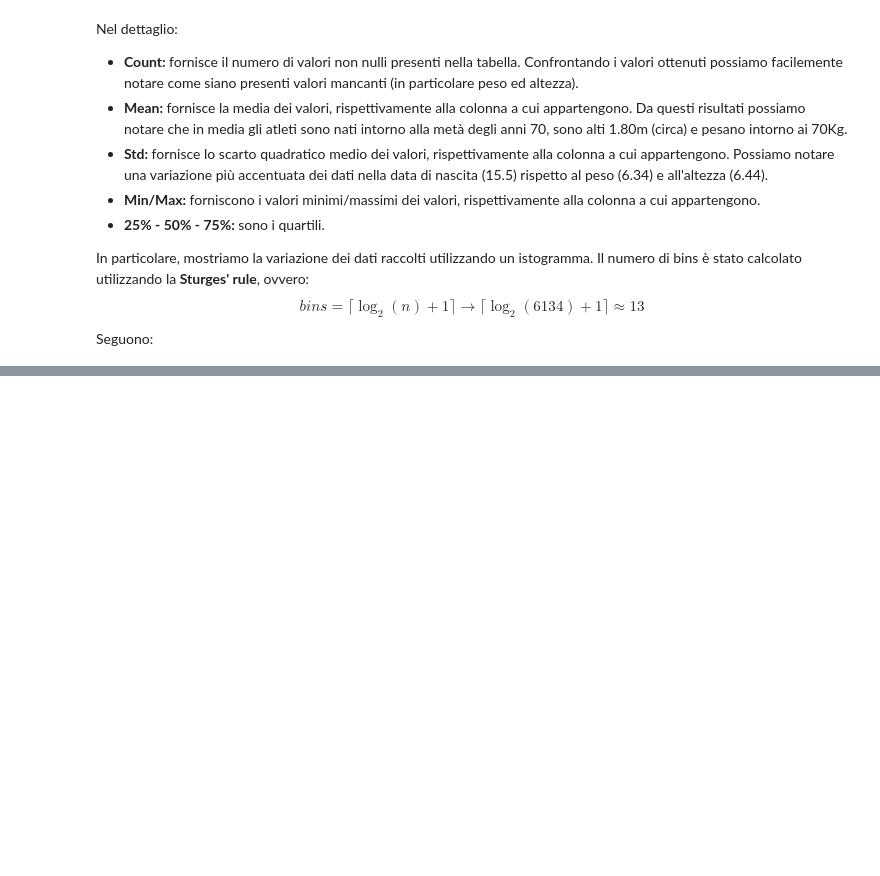
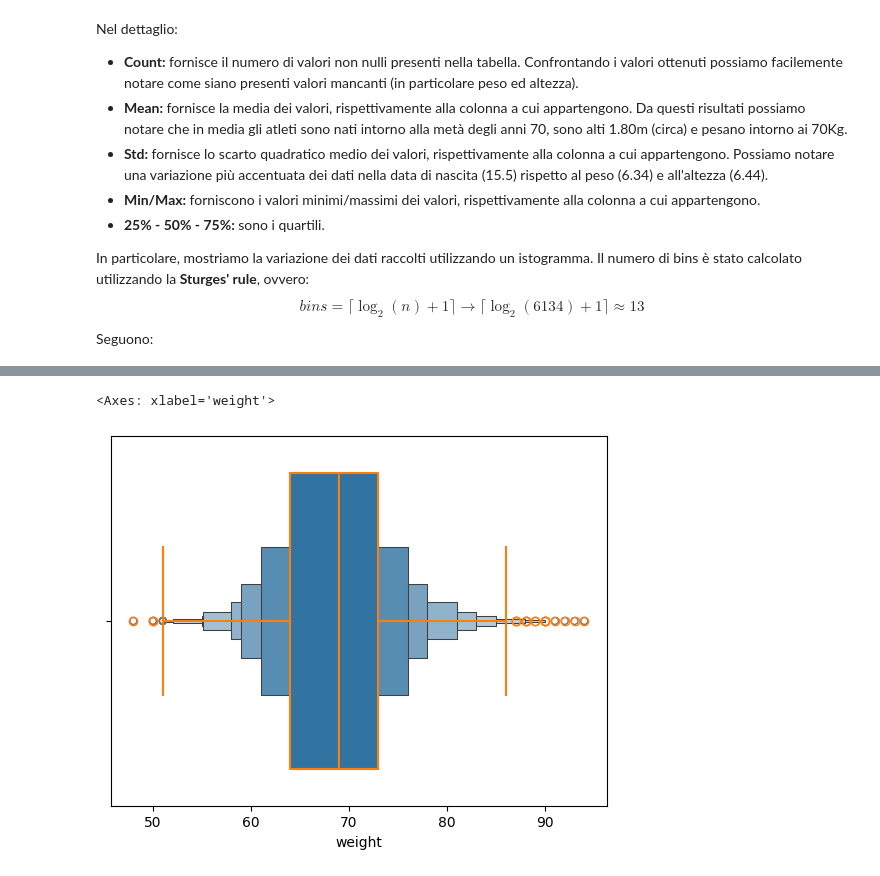
Before and after one commit to cionijacopo/DM-Project-24-25, a Jupyter notebook: TASK_1/Data_Understanding.ipynb, the cells around one changed output, grey strips where cells are left out. Cells and saved outputs as stored; diff of their text form; code cells hidden in the pictures; blank space fills up the shorter version.

```diff
--- a/TASK_1/Data_Understanding.ipynb
+++ b/TASK_1/Data_Understanding.ipynb
@@ -157,0 +190,8 @@ plt.show()
+# %%
+# Boxen plot
+sns.boxenplot(cyclists['weight'], orient="h")
+# Box plot sovrapposto (e vuoto)
+sns.boxplot(cyclists['weight'], fill=False, orient="h")
+# %% [output]
+<Axes: xlabel='weight'>
+[figure, added]
```
Also changed, not shown: parts of 9 cells of this notebook.
